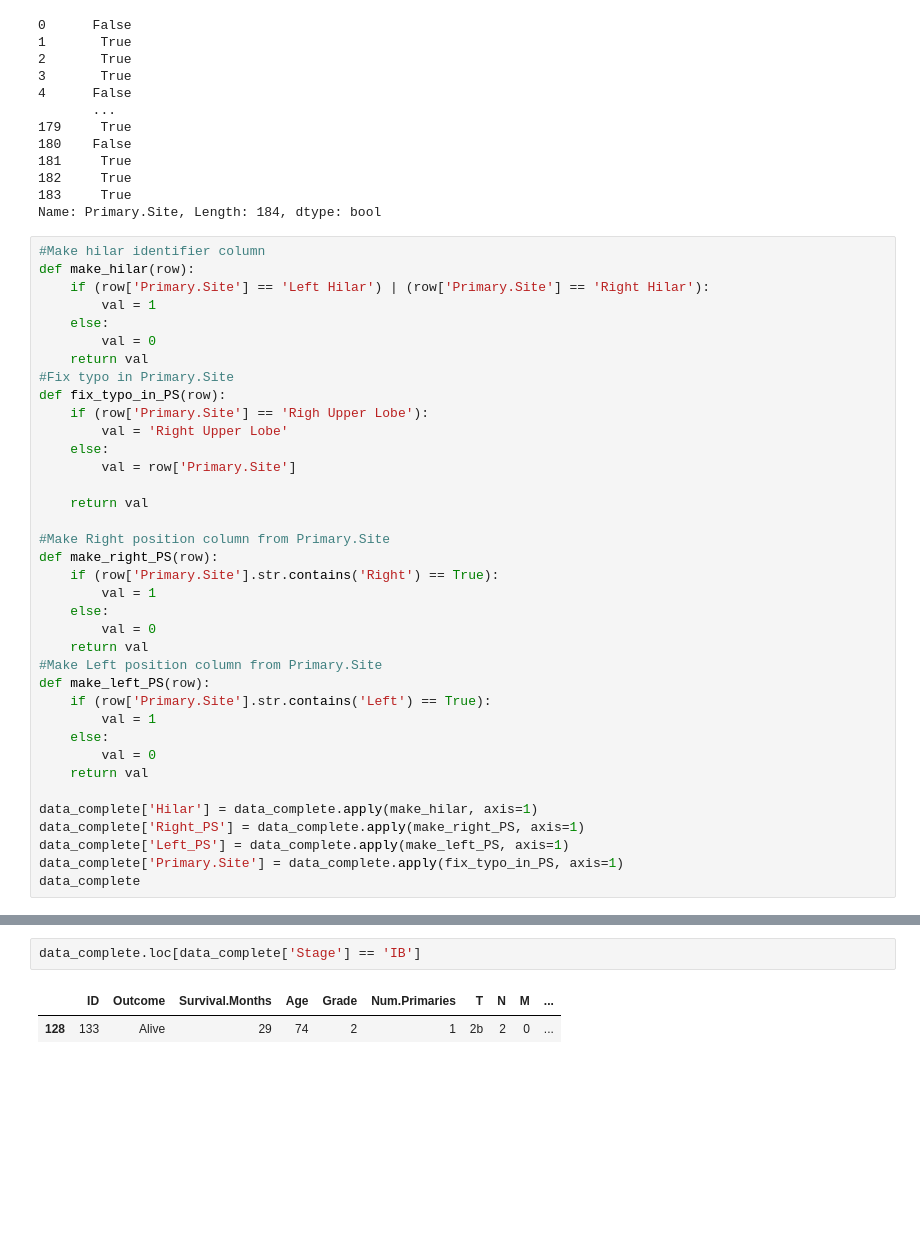
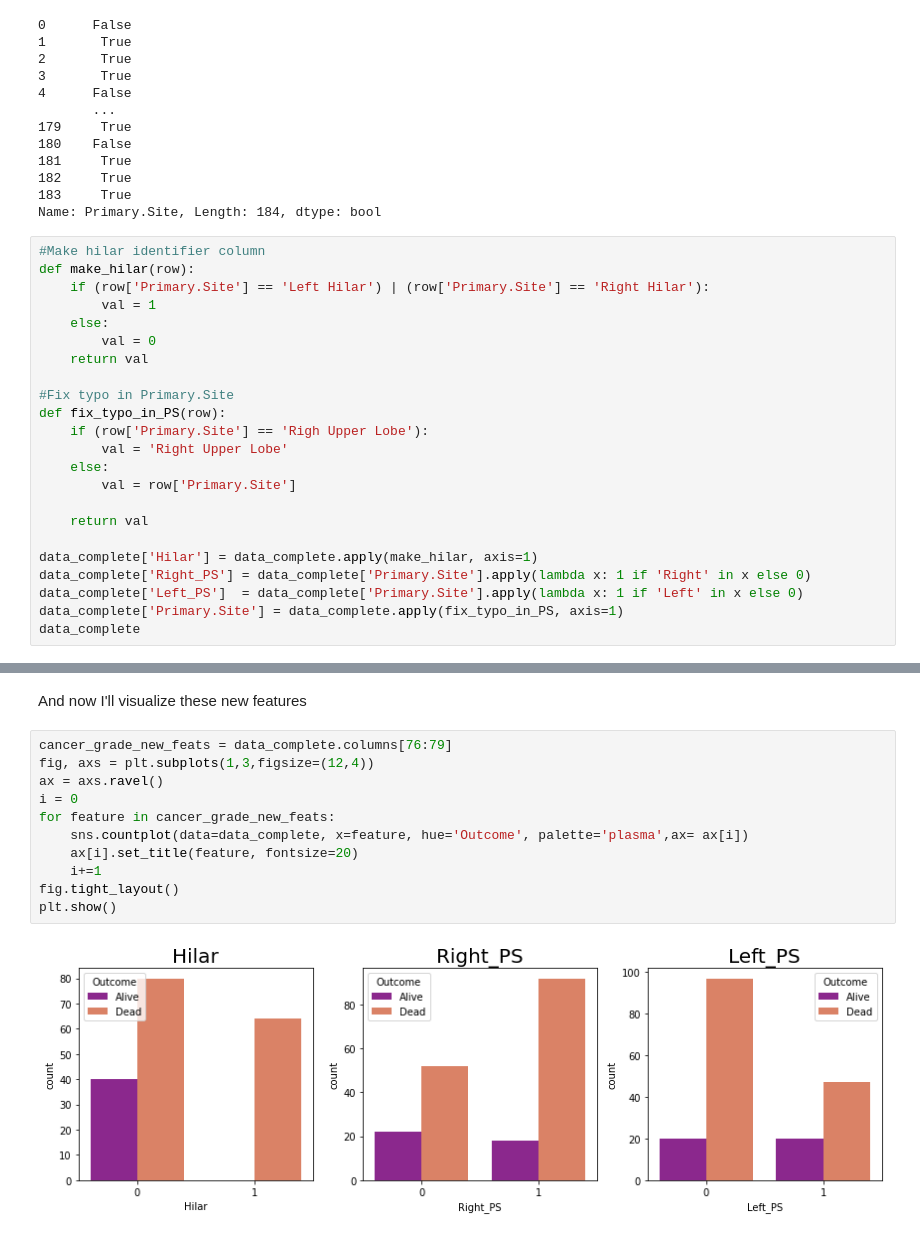
Before and after one commit to victormurcia/VA-Assignment, a Jupyter notebook: VA Assignment.ipynb, the cells around one changed output, grey strips where cells are left out. Cells and saved outputs as stored; diff of their text form; blank space fills up the shorter version.

```diff
--- a/VA Assignment.ipynb
+++ b/VA Assignment.ipynb
@@ -792,6 +846,7 @@ def make_hilar(row):
     else:
         val = 0
     return val
+
 #Fix typo in Primary.Site
 def fix_typo_in_PS(row):
     if (row['Primary.Site'] == 'Righ Upper Lobe'):
@@ -801,24 +856,9 @@ def fix_typo_in_PS(row):
 
     return val
 
-#Make Right position column from Primary.Site
-def make_right_PS(row):
-    if (row['Primary.Site'].str.contains('Right') == True):
-        val = 1
-    else:
-        val = 0
-    return val
-#Make Left position column from Primary.Site
-def make_left_PS(row):
-    if (row['Primary.Site'].str.contains('Left') == True):
-        val = 1
-    else:
-        val = 0
-    return val
-
 data_complete['Hilar'] = data_complete.apply(make_hilar, axis=1)
-data_complete['Right_PS'] = data_complete.apply(make_right_PS, axis=1)
-data_complete['Left_PS'] = data_complete.apply(make_left_PS, axis=1)
+data_complete['Right_PS'] = data_complete['Primary.Site'].apply(lambda x: 1 if 'Right' in x else 0)
+data_complete['Left_PS']  = data_complete['Primary.Site'].apply(lambda x: 1 if 'Left' in x else 0)
 data_complete['Primary.Site'] = data_complete.apply(fix_typo_in_PS, axis=1)
 data_complete
 # %% [output]
@@ -826,5 +878,15 @@ AttributeError: 'str' object has no attribute 'str'
-# %%
-data_complete.loc[data_complete['Stage'] == 'IB']
-# %% [output]
-|  | ID | Outcome | Survival.Months | Age | Grade | Num.Primaries | T | N | M | ... |
-| 128 | 133 | Alive | 29 | 74 | 2 | 1 | 2b | 2 | 0 | ... |
+# %% [markdown]
+And now I'll visualize these new features
+# %%
+cancer_grade_new_feats = data_complete.columns[76:79]
+fig, axs = plt.subplots(1,3,figsize=(12,4))
+ax = axs.ravel()
+i = 0
+for feature in cancer_grade_new_feats:
+    sns.countplot(data=data_complete, x=feature, hue='Outcome', palette='plasma',ax= ax[i])
+    ax[i].set_title(feature, fontsize=20)
+    i+=1
+fig.tight_layout()
+plt.show()
+# %% [output]
+[figure, added]
```
Also changed, not shown: parts of 48 cells of this notebook.
